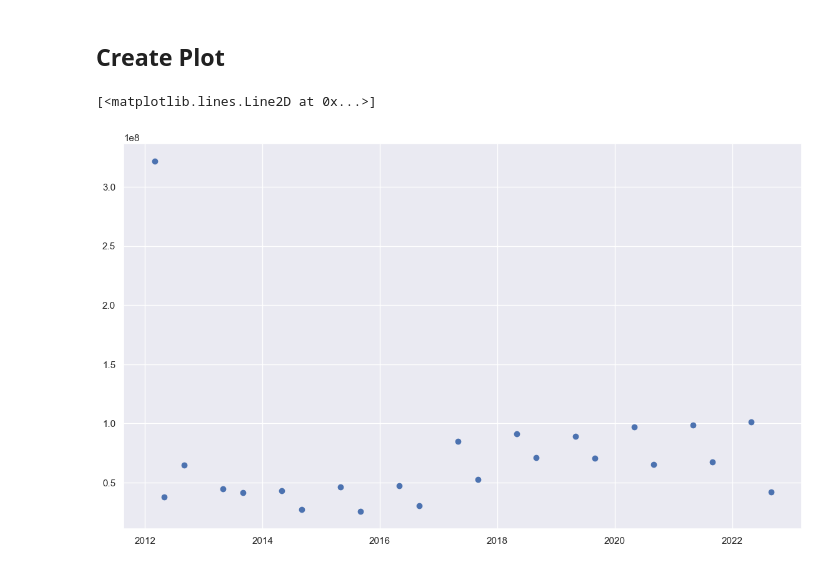
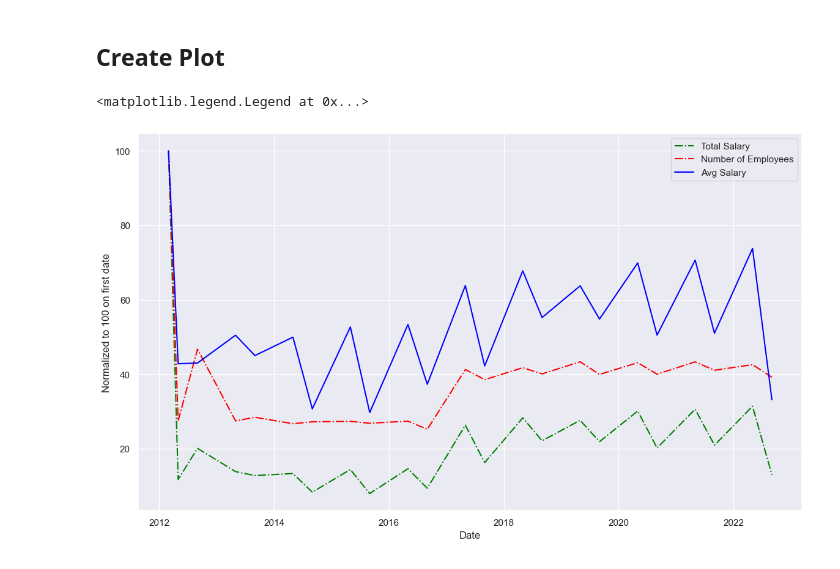
Before and after one commit to rfernandesdealbuquerque/nayarit-project, a Jupyter notebook: nayarit.ipynb, the cells around one changed output. Cells and saved outputs as stored; diff of their text form; code cells hidden in the pictures.

Commit message:
salary plot done

```diff
--- a/nayarit.ipynb
+++ b/nayarit.ipynb
@@ -598,0 +580,20 @@ print(df_for_plotting)
+# %%
+
+
+df_for_plotting = magist_buroc_salary_concat.groupby(['CICLO_DATE'])['RFC_10'].nunique().reset_index().merge(magist_buroc_salary_concat.groupby('CICLO_DATE')['TOTAL_SALARY'].sum(), on='CICLO_DATE')
+
+# #First row is kind of off, so drop it
+# df_for_plotting.drop(0, inplace=True)
+
+# Normalizing data to a 100 on first date
+initial_value_total_salary = df_for_plotting['TOTAL_SALARY'].iloc[0]
+initial_value_RFC_10 = df_for_plotting['RFC_10'].iloc[0]
+
+df_for_plotting['TOTAL_SALARY'] = 100*(df_for_plotting['TOTAL_SALARY']/initial_value_total_salary)
+df_for_plotting['RFC_10'] = 100*(df_for_plotting['RFC_10']/initial_value_RFC_10)
+
+df_for_plotting['AVG_SALARY'] = df_for_plotting['TOTAL_SALARY']/df_for_plotting['RFC_10']
+initial_value_avg_salary = df_for_plotting['AVG_SALARY'].iloc[0]
+df_for_plotting['AVG_SALARY'] = 100*(df_for_plotting['AVG_SALARY']/initial_value_avg_salary)
+
+print(df_for_plotting)
@@ -599,8 +618,13 @@ print(df_for_plotting)
 # %% [markdown]
 ## Create Plot
-# %%
-plt.figure(figsize = (14,8))
-plt.plot(df_for_plotting['CICLO_DATE'], df_for_plotting['TOTAL_SALARY'], 'o')
-# %% [output]
-[<matplotlib.lines.Line2D at 0x...>]
-[figure, removed]
+# %%
+plt.figure(figsize = (14,8))
+plt.plot(df_for_plotting['CICLO_DATE'], df_for_plotting['TOTAL_SALARY'], '-.', color='green', label='Total Salary')
+plt.plot(df_for_plotting['CICLO_DATE'], df_for_plotting['RFC_10'], '-.', color='red', label='Number of Employees')
+plt.plot(df_for_plotting['CICLO_DATE'], df_for_plotting['AVG_SALARY'], '-', color='blue', label='Avg Salary')
+plt.xlabel('Date')
+plt.ylabel('Normalized to 100 on first date')
+plt.legend()
+# %% [output]
+<matplotlib.legend.Legend at 0x...>
+[figure, added]
```
Also changed, not shown: parts of 3 cells of this notebook.
